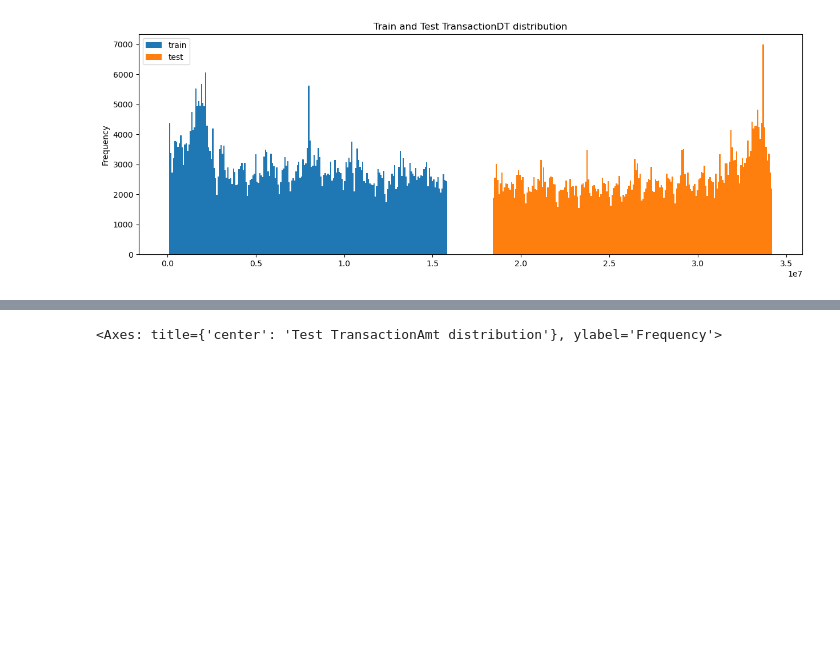
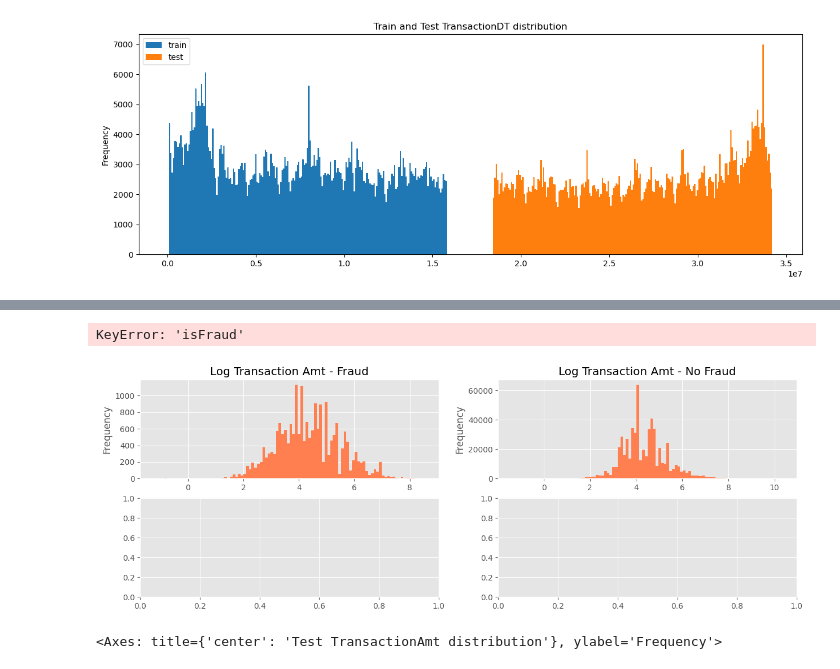
Before and after one commit to lulucopter/dsa4263-fraud-detection, a Jupyter notebook: DSA4263 Project.ipynb, the cells around one changed output, grey strips where cells are left out. Cells and saved outputs as stored; diff of their text form; code cells hidden in the pictures; blank space fills up the shorter version.

```diff
--- a/DSA4263 Project.ipynb
+++ b/DSA4263 Project.ipynb
@@ -151,3 +200,48 @@ train_transaction['TransactionAmt'].plot(kind='hist', figsize=(15, 5), label='tr
+# %%
+# now we split by fraud and no fraud
+fig, ((ax1, ax2), (ax3, ax4)) = plt.subplots(2, 2, figsize=(15, 6))
+train_transaction[train_transaction['isFraud'] == 1]['TransactionAmt']\
+    .apply(np.log)\
+        .plot(kind='hist',
+              figsize=(15, 5),
+              label='Fraud',
+              bins=100,
+              title='Log Transaction Amt - Fraud',
+              color='coral',
+              ax=ax1)
+
+train_transaction[train_transaction['isFraud'] == 0]['TransactionAmt']\
+    .apply(np.log)\
+        .plot(kind='hist',
+              figsize=(15, 5),
+              label='No Fraud',
+              bins=100,
+              title='Log Transaction Amt - No Fraud',
+              color='coral',
+              ax=ax2)
+
+test_transaction[test_transaction['isFraud'] == 1]['TransactionAmt']\
+    .apply(np.log)\
+        .plot(kind='hist',
+              figsize=(15, 5),
+              label='Fraud',
+              bins=100,
+              title='Log Transaction Amt - Fraud',
+              color='purple',
+              ax=ax3)
+
+test_transaction[test_transaction['isFraud'] == 0]['TransactionAmt']\
+    .apply(np.log)\
+        .plot(kind='hist',
+              figsize=(15, 5),
+              label='No Fraud',
+              bins=100,
+              title='Log Transaction Amt - No Fraud',
+              color='purple',
+              ax=ax4)
+# %% [output]
+KeyError: 'isFraud'
+[figure, added]
 # %%
 test_transaction['TransactionAmt'].plot(kind='hist', figsize=(15, 5), label='test', bins=20, title='Test TransactionAmt distribution')
 # %% [output]
```
Also changed, not shown: parts of 24 cells of this notebook.
